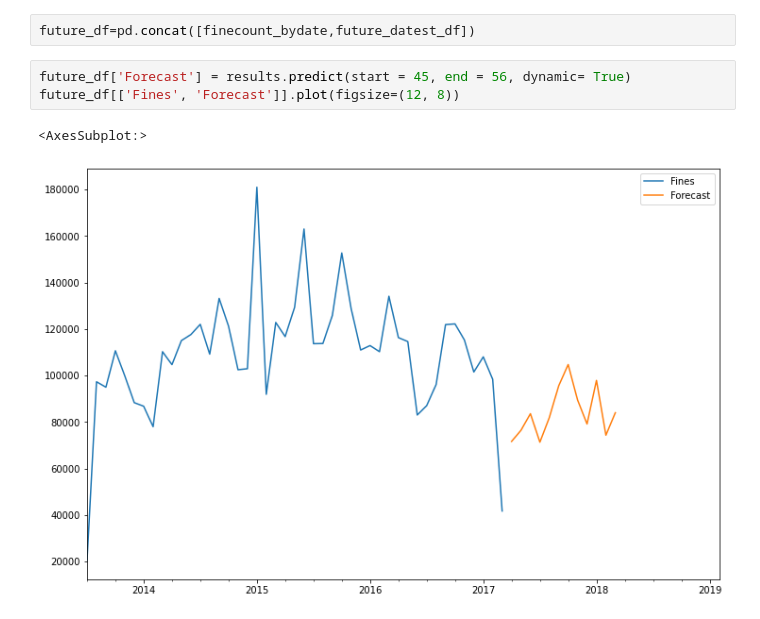
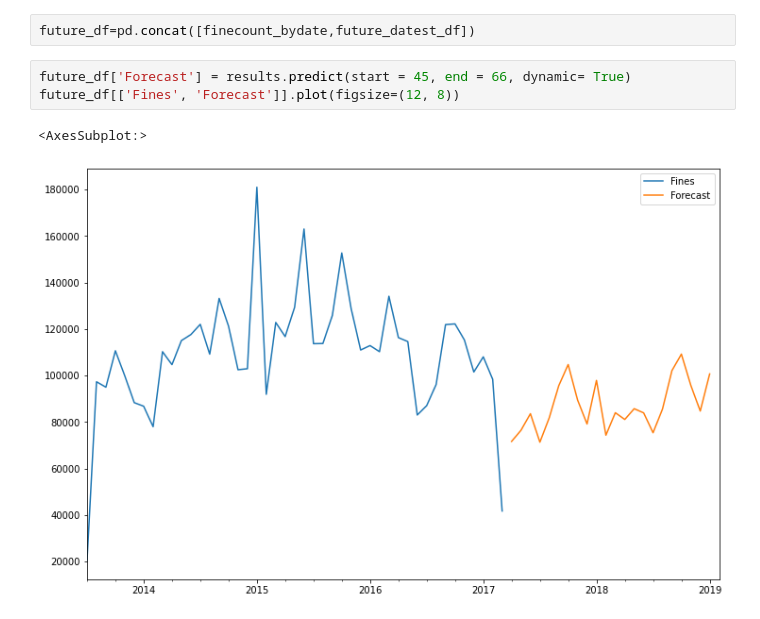
Before and after one commit to FStrean/NYC-Parking-Tickets-Analisis, a Jupyter notebook: NYC-Parking-Tickets-Analisis.ipynb, the cells around one changed output. Drawn from its saved outputs; the diff is of its cells as text.

Commit message:
Remade data forecasting

```diff
--- a/NYC-Parking-Tickets-Analisis.ipynb
+++ b/NYC-Parking-Tickets-Analisis.ipynb
@@ -835,8 +835,8 @@ future_datest_df.tail()
 # %%
 future_df=pd.concat([finecount_bydate,future_datest_df])
 # %%
-future_df['Forecast'] = results.predict(start = 45, end = 56, dynamic= True)
+future_df['Forecast'] = results.predict(start = 45, end = 66, dynamic= True)
 future_df[['Fines', 'Forecast']].plot(figsize=(12, 8))
 # %% [output]
 <AxesSubplot:>
-[figure, old version]
+[figure, new version]
```
